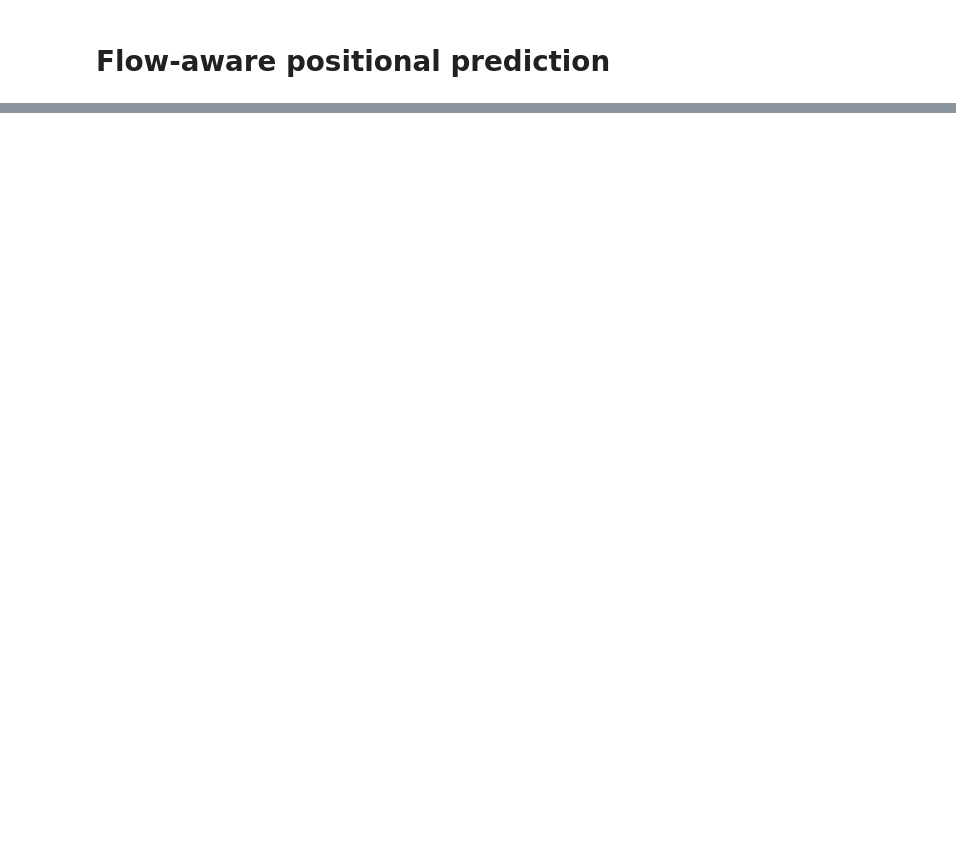
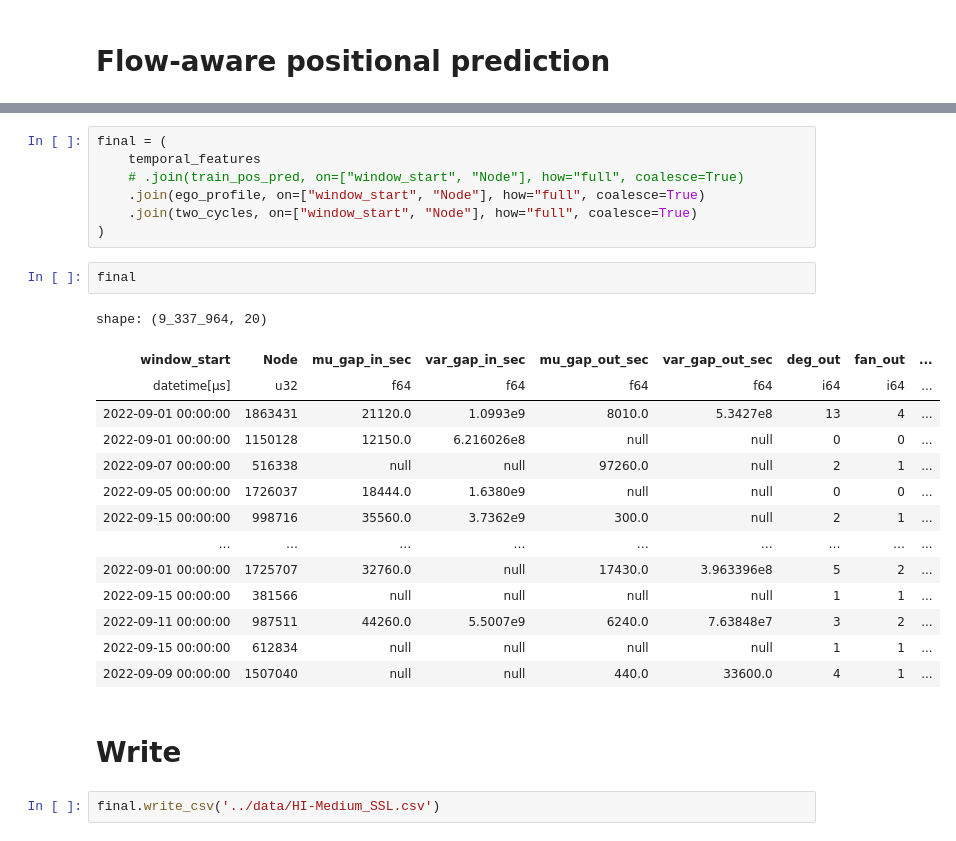
Before and after one commit to ignaciocunado/fin-pse, a Jupyter notebook: etl/transform.ipynb, the cells around one changed output, grey strips where cells are left out. Saved outputs shown, nothing was run; the diff lists cells and outputs as text; blank space fills up the shorter version.

```diff
--- a/etl/transform.ipynb
+++ b/etl/transform.ipynb
@@ -175,0 +512,28 @@ train_pos_pred = compute_flow_aware_positional_pred(ssl)
+# %%
+final = (
+    temporal_features
+    # .join(train_pos_pred, on=["window_start", "Node"], how="full", coalesce=True)
+    .join(ego_profile, on=["window_start", "Node"], how="full", coalesce=True)
+    .join(two_cycles, on=["window_start", "Node"], how="full", coalesce=True)
+)
+# %%
+final
+# %% [output]
+shape: (9_337_964, 20)
+| window_start | Node | mu_gap_in_sec | var_gap_in_sec | mu_gap_out_sec | var_gap_out_sec | deg_out | fan_out | ... |
+| datetime[μs] | u32 | f64 | f64 | f64 | f64 | i64 | i64 | ... |
+| 2022-09-01 00:00:00 | 1863431 | 21120.0 | 1.0993e9 | 8010.0 | 5.3427e8 | 13 | 4 | ... |
+| 2022-09-01 00:00:00 | 1150128 | 12150.0 | 6.216026e8 | null | null | 0 | 0 | ... |
+| 2022-09-07 00:00:00 | 516338 | null | null | 97260.0 | null | 2 | 1 | ... |
+| 2022-09-05 00:00:00 | 1726037 | 18444.0 | 1.6380e9 | null | null | 0 | 0 | ... |
+| 2022-09-15 00:00:00 | 998716 | 35560.0 | 3.7362e9 | 300.0 | null | 2 | 1 | ... |
+| … | … | … | … | … | … | … | … | ... |
+| 2022-09-01 00:00:00 | 1725707 | 32760.0 | null | 17430.0 | 3.963396e8 | 5 | 2 | ... |
+| 2022-09-15 00:00:00 | 381566 | null | null | null | null | 1 | 1 | ... |
+| 2022-09-11 00:00:00 | 987511 | 44260.0 | 5.5007e9 | 6240.0 | 7.63848e7 | 3 | 2 | ... |
+| 2022-09-15 00:00:00 | 612834 | null | null | null | null | 1 | 1 | ... |
+| 2022-09-09 00:00:00 | 1507040 | null | null | 440.0 | 33600.0 | 4 | 1 | ... |
+# %% [markdown]
+# Write
+# %%
+final.write_csv('../data/HI-Medium_SSL.csv')
```
Also changed, not shown: parts of 25 cells of this notebook.
